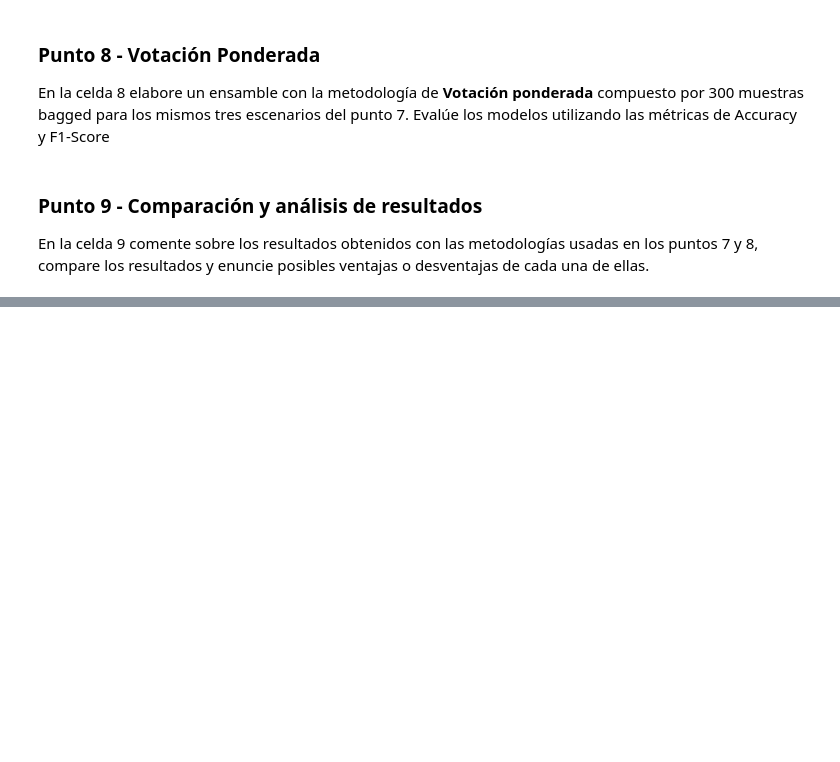
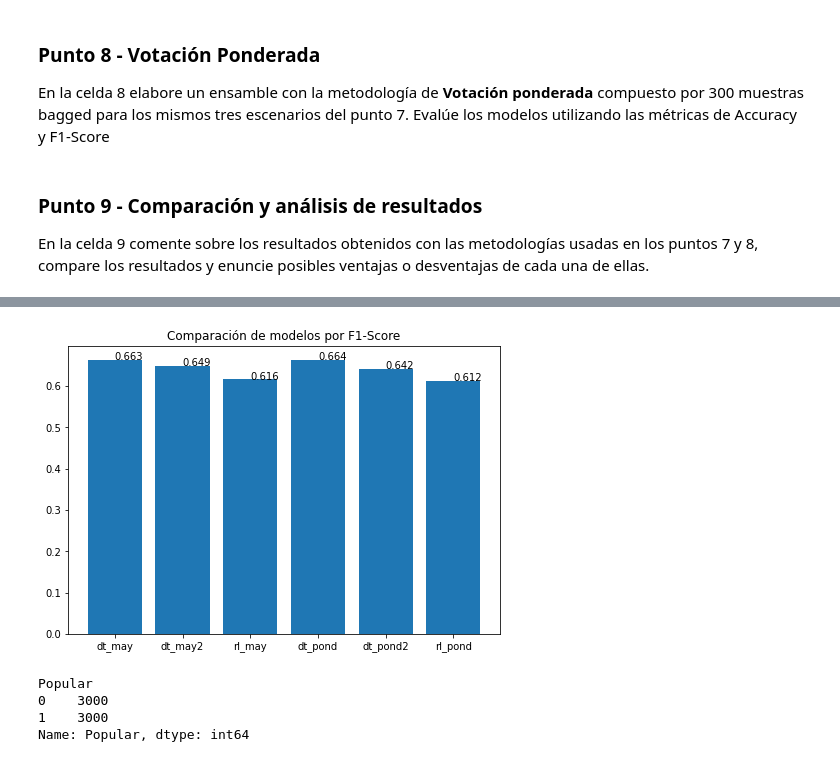
Before and after one commit to alvaropabon/MIAD_ML_and_NLP, a Jupyter notebook: Semana 1/S1TC1_arboles_ensamblajes.ipynb, the cells around one changed output, grey strips where cells are left out. Cells and saved outputs as stored; diff of their text form; code cells hidden in the pictures; blank space fills up the shorter version.

```diff
--- a/Semana 1/S1TC1_arboles_ensamblajes.ipynb
+++ b/Semana 1/S1TC1_arboles_ensamblajes.ipynb
@@ -205,3 +524,19 @@ Evalúe los modelos utilizando las métricas de Accuracy y F1-Score.
+# %%
+# 100 regresiones logísticas
+
+clf = BaggingClassifier(LogisticRegression(max_iter=10000),
+                            n_jobs=-1,
+                            max_samples=300,
+                            n_estimators=100,
+                            bootstrap=True,
+                            oob_score=True,
+                            random_state=1)
+
+clf.fit(X_train, y_train)
+y_pred = clf.predict(X_test)
+
+clf3_f1_score_may=f1_score(y_pred, y_test)
+clf3_accuracy_score_may=accuracy_score(y_pred, y_test)
 # %% [markdown]
 ### Punto 8 - Votación Ponderada
 En la celda 8 elabore un ensamble con la metodología de **Votación ponderada** compuesto por 300 muestras bagged para los mismos tres escenarios del punto 7. Evalúe los modelos utilizando las métricas de Accuracy y F1-Score
@@ -214,0 +651,22 @@ En la celda 9 comente sobre los resultados obtenidos con las metodologías usada
+# %%
+fig = plt.figure()
+ax = fig.add_axes([0,0,1,1])
+ax.set_title("Comparación de modelos por F1-Score")
+ejeX = ['dt_may', 'dt_may2','rl_may', 'dt_pond', 'dt_pond2', 'rl_pond']
+ejeY = [round(clf1_f1_score_may, 3), round(clf2_f1_score_may, 3), round(clf3_f1_score_may, 3),
+        round(clf1_f1_score_pond, 3), round(clf2_f1_score_pond, 3), round(clf3_f1_score_pond, 3)]
+ax.bar(ejeX,ejeY)
+def addlabels(x,y,plotP):
+    for i in range(len(x)):
+        plotP.text(i,y[i],y[i])
+addlabels(ejeX,ejeY,plt)
+plt.show()
+# %% [output]
+[figure, added]
+# %%
+df.groupby('Popular').Popular.count()
+# %% [output]
+Popular
+0    3000
+1    3000
+Name: Popular, dtype: int64
```
Also changed, not shown: parts of 40 cells of this notebook, 2 other files.
